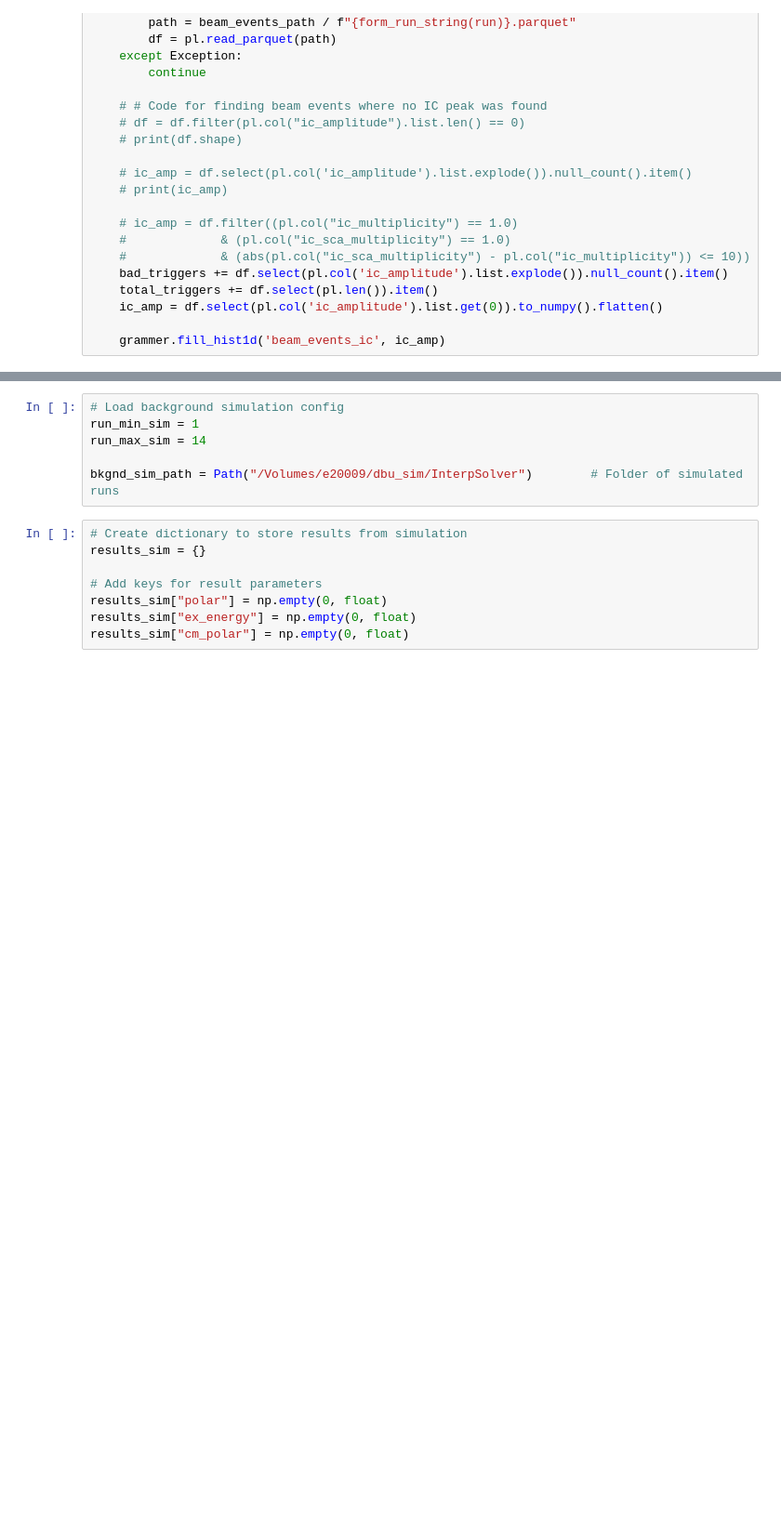
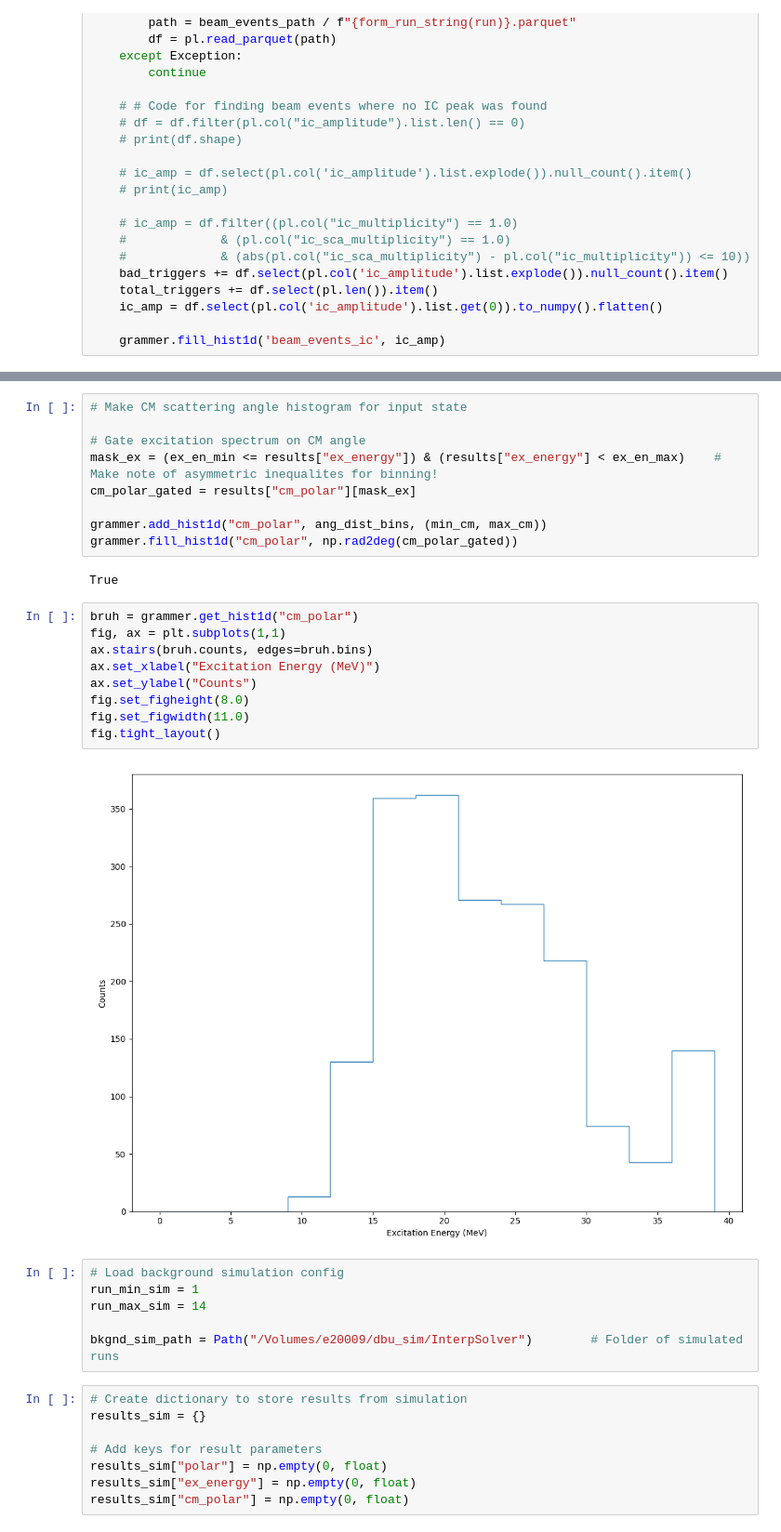
Before and after one commit to sigmanotation/e20009_analysis, a Jupyter notebook: notebooks/new_analysis.ipynb, the cells around one changed output, grey strips where cells are left out. Shown at 93% size. Drawn from its saved outputs; the diff is of its cells as text; blank space fills up the shorter version.

```diff
--- a/notebooks/new_analysis.ipynb
+++ b/notebooks/new_analysis.ipynb
@@ -358,3 +357,25 @@ fig.tight_layout()
+# %%
+# Make CM scattering angle histogram for input state
+
+# Gate excitation spectrum on CM angle
+mask_ex = (ex_en_min <= results["ex_energy"]) & (results["ex_energy"] < ex_en_max)    # Make note of asymmetric inequalites for binning!
+cm_polar_gated = results["cm_polar"][mask_ex]
+
+grammer.add_hist1d("cm_polar", ang_dist_bins, (min_cm, max_cm))
+grammer.fill_hist1d("cm_polar", np.rad2deg(cm_polar_gated))
+# %% [output]
+True
+# %%
+bruh = grammer.get_hist1d("cm_polar")
+fig, ax = plt.subplots(1,1)
+ax.stairs(bruh.counts, edges=bruh.bins)
+ax.set_xlabel("Excitation Energy (MeV)")
+ax.set_ylabel("Counts")
+fig.set_figheight(8.0)
+fig.set_figwidth(11.0)
+fig.tight_layout()
+# %% [output]
+[figure, added]
 # %%
 # Load background simulation config
 run_min_sim = 1
```
Also changed, not shown: parts of 19 cells of this notebook.
